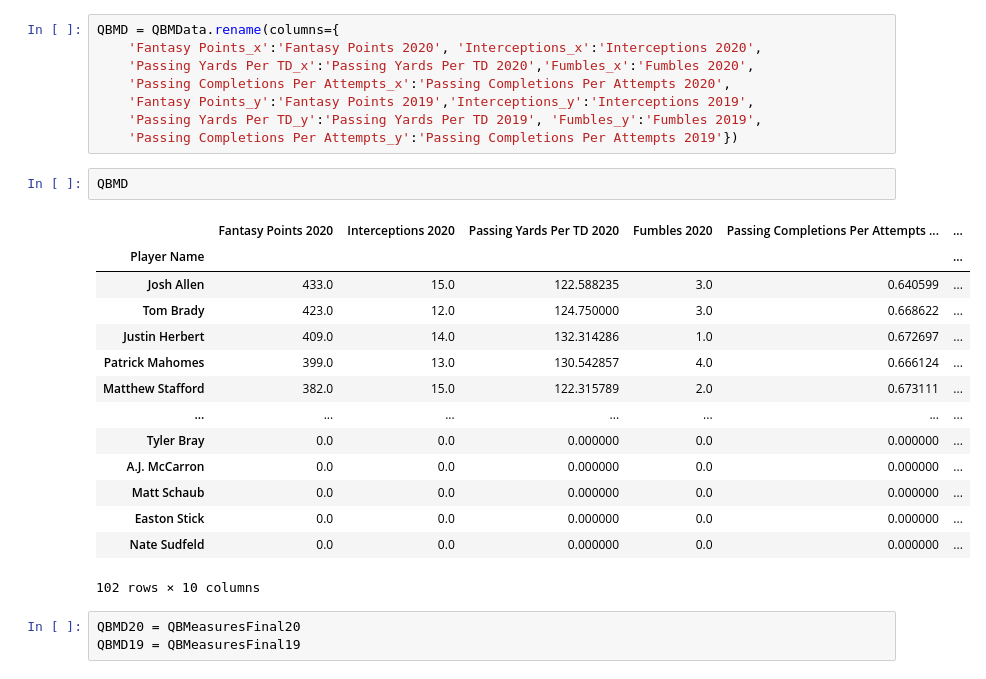
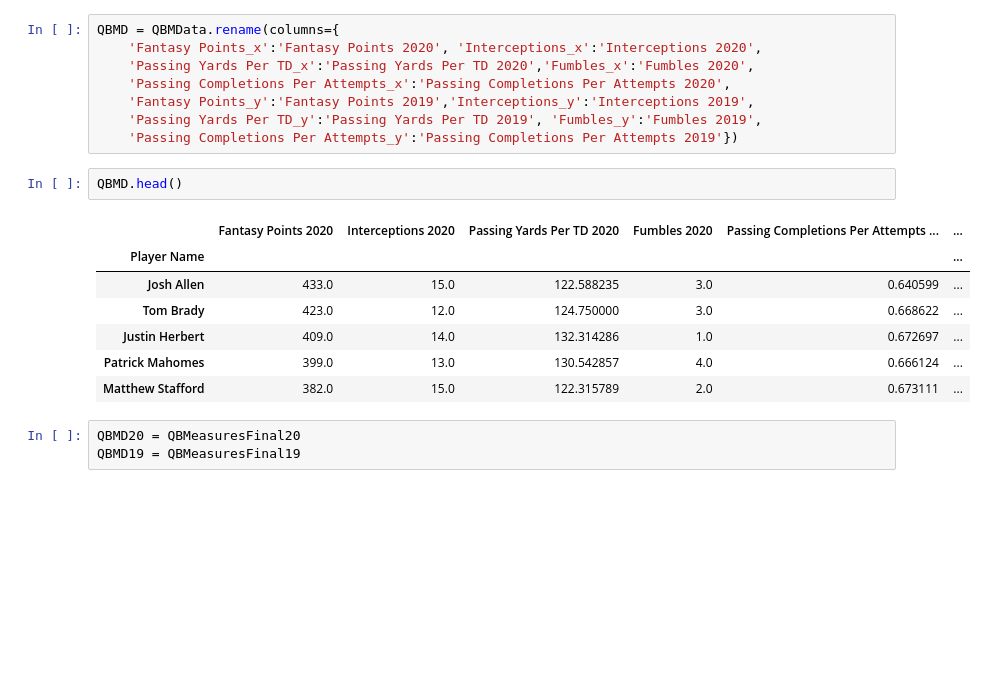
Before and after one commit to 86burke/Runtime-Terror, a Jupyter notebook: Anderson/Predictive Model.ipynb, the cells around one changed output. Drawn from its saved outputs; the diff is of its cells as text; blank space fills up the shorter version.

```diff
--- a/Anderson/Predictive Model.ipynb
+++ b/Anderson/Predictive Model.ipynb
@@ -180,22 +182,15 @@ QBMD = QBMData.rename(columns={
     'Passing Yards Per TD_y':'Passing Yards Per TD 2019', 'Fumbles_y':'Fumbles 2019',
     'Passing Completions Per Attempts_y':'Passing Completions Per Attempts 2019'})
 # %%
-QBMD
+QBMD.head()
 # %% [output]
 |  | Fantasy Points 2020 | Interceptions 2020 | Passing Yards Per TD 2020 | Fumbles 2020 | Passing Completions Per Attempts ... | ... |
 | Player Name |  |  |  |  |  | ... |
 | Josh Allen | 433.0 | 15.0 | 122.588235 | 3.0 | 0.640599 | ... |
 | Tom Brady | 423.0 | 12.0 | 124.750000 | 3.0 | 0.668622 | ... |
 | Justin Herbert | 409.0 | 14.0 | 132.314286 | 1.0 | 0.672697 | ... |
 | Patrick Mahomes | 399.0 | 13.0 | 130.542857 | 4.0 | 0.666124 | ... |
 | Matthew Stafford | 382.0 | 15.0 | 122.315789 | 2.0 | 0.673111 | ... |
-| ... | ... | ... | ... | ... | ... | ... |
-| Tyler Bray | 0.0 | 0.0 | 0.000000 | 0.0 | 0.000000 | ... |
-| A.J. McCarron | 0.0 | 0.0 | 0.000000 | 0.0 | 0.000000 | ... |
-| Matt Schaub | 0.0 | 0.0 | 0.000000 | 0.0 | 0.000000 | ... |
-| Easton Stick | 0.0 | 0.0 | 0.000000 | 0.0 | 0.000000 | ... |
-| Nate Sudfeld | 0.0 | 0.0 | 0.000000 | 0.0 | 0.000000 | ... |
-102 rows × 10 columns
 # %%
 QBMD20 = QBMeasuresFinal20
 QBMD19 = QBMeasuresFinal19
```
Also changed, not shown: parts of 19 cells of this notebook, 1 other file.
